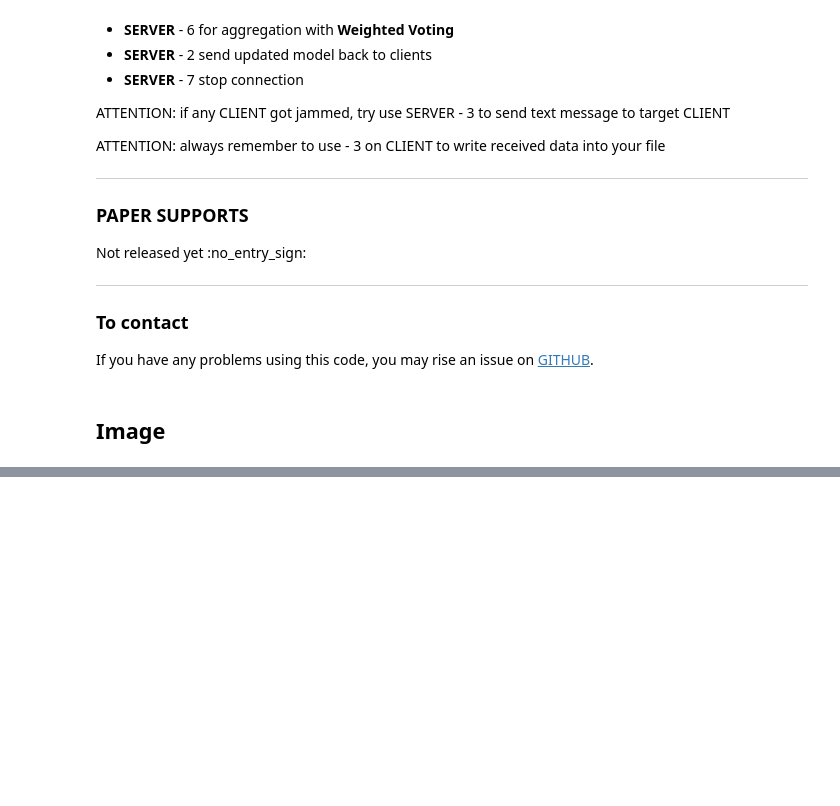
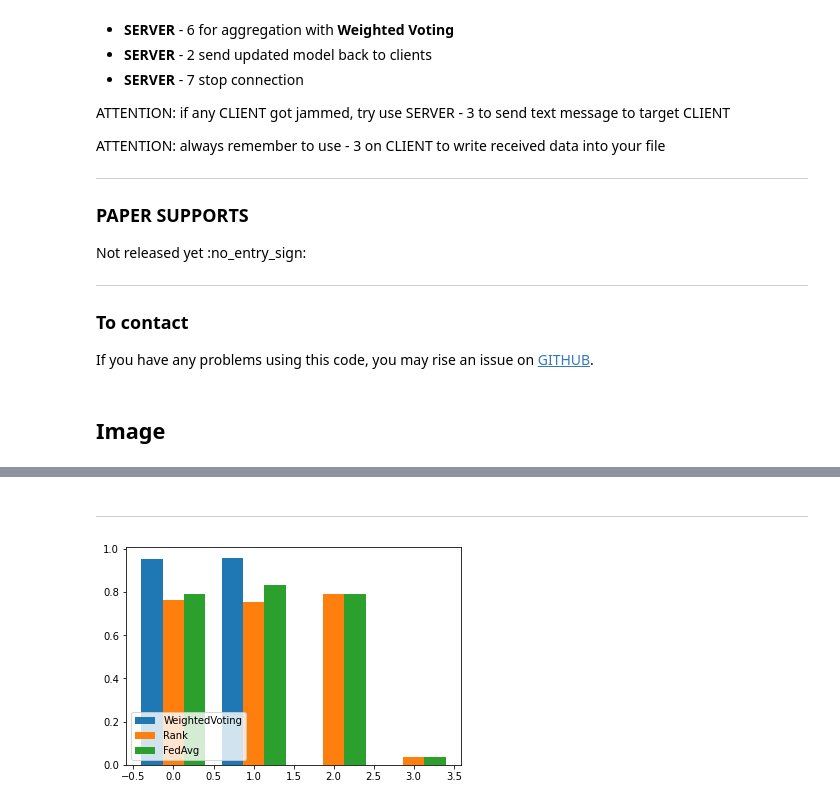
Before and after one commit to LaplaceZhang/FedTradaBoost, a Jupyter notebook: Plot.ipynb, the cells around one changed output, grey strips where cells are left out. Drawn from its saved outputs; the diff is of its cells as text; code cells hidden in the pictures; blank space fills up the shorter version.

```diff
--- a/Plot.ipynb
+++ b/Plot.ipynb
@@ -104,0 +106,24 @@ plt.legend(bbox_to_anchor=(1.02, 1), loc='upper left', borderaxespad=0)
+# %% [markdown]
+***
+# %%
+import numpy as np
+import matplotlib.pyplot as plt
+
+size = 4
+x = np.arange(size)
+# F1, ACC, TPR, FPR
+a = [0.9526, 0.9597, 0, 0]
+b = [0.762867, 0.755466666, 0.789666, 0.0380666]
+c = [0.79267691, 0.8325333, 0.791166, 0.03775]
+
+total_width, n = 0.8, 3
+width = total_width / n
+x = x - (total_width - width) / 2
+
+plt.bar(x, a,  width=width, label='WeightedVoting')
+plt.bar(x + width, b, width=width, label='Rank')
+plt.bar(x + 2 * width, c, width=width, label='FedAvg')
+plt.legend(loc = 'lower left')
+plt.show()
+# %% [output]
+[figure, added]
```
Also changed, not shown: parts of 5 cells of this notebook.
